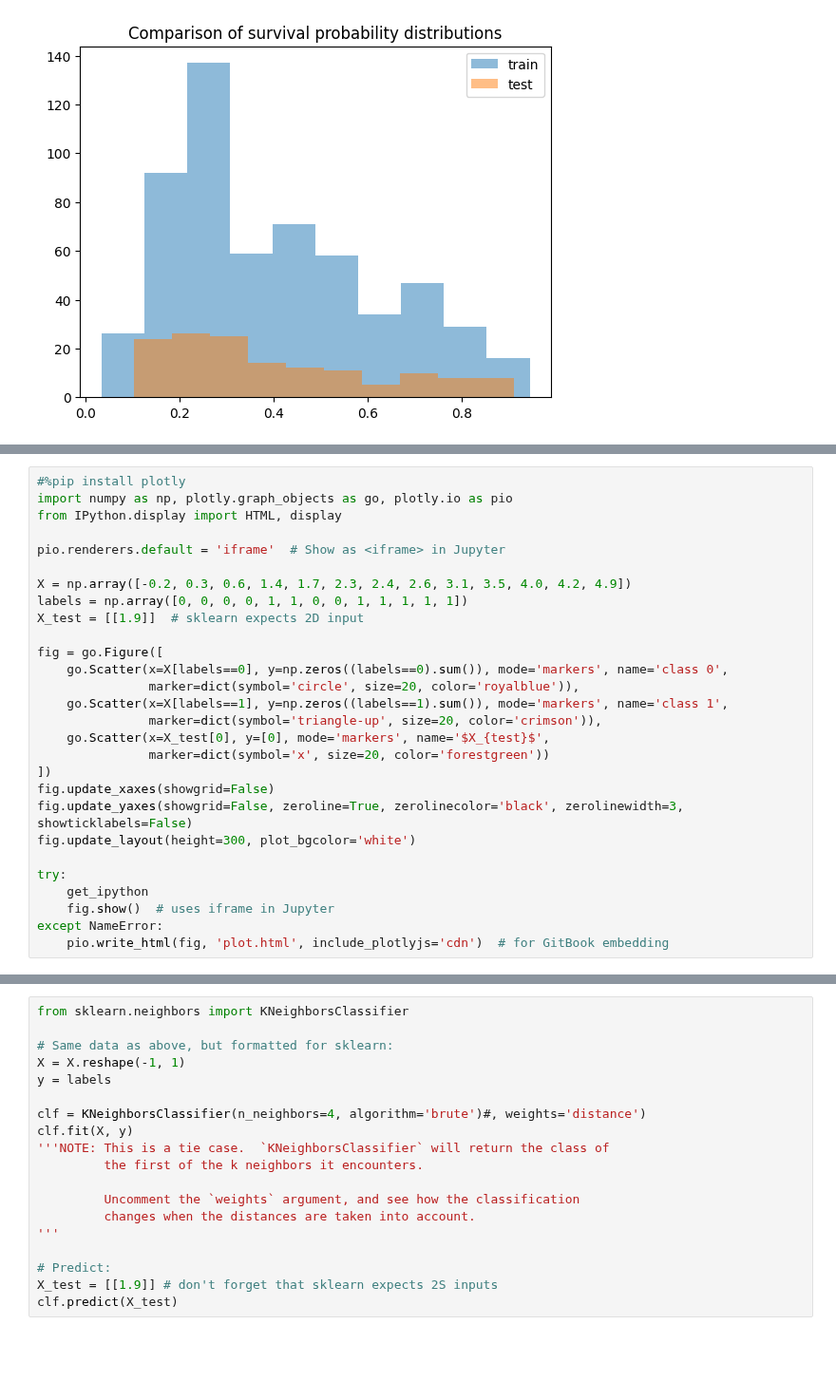
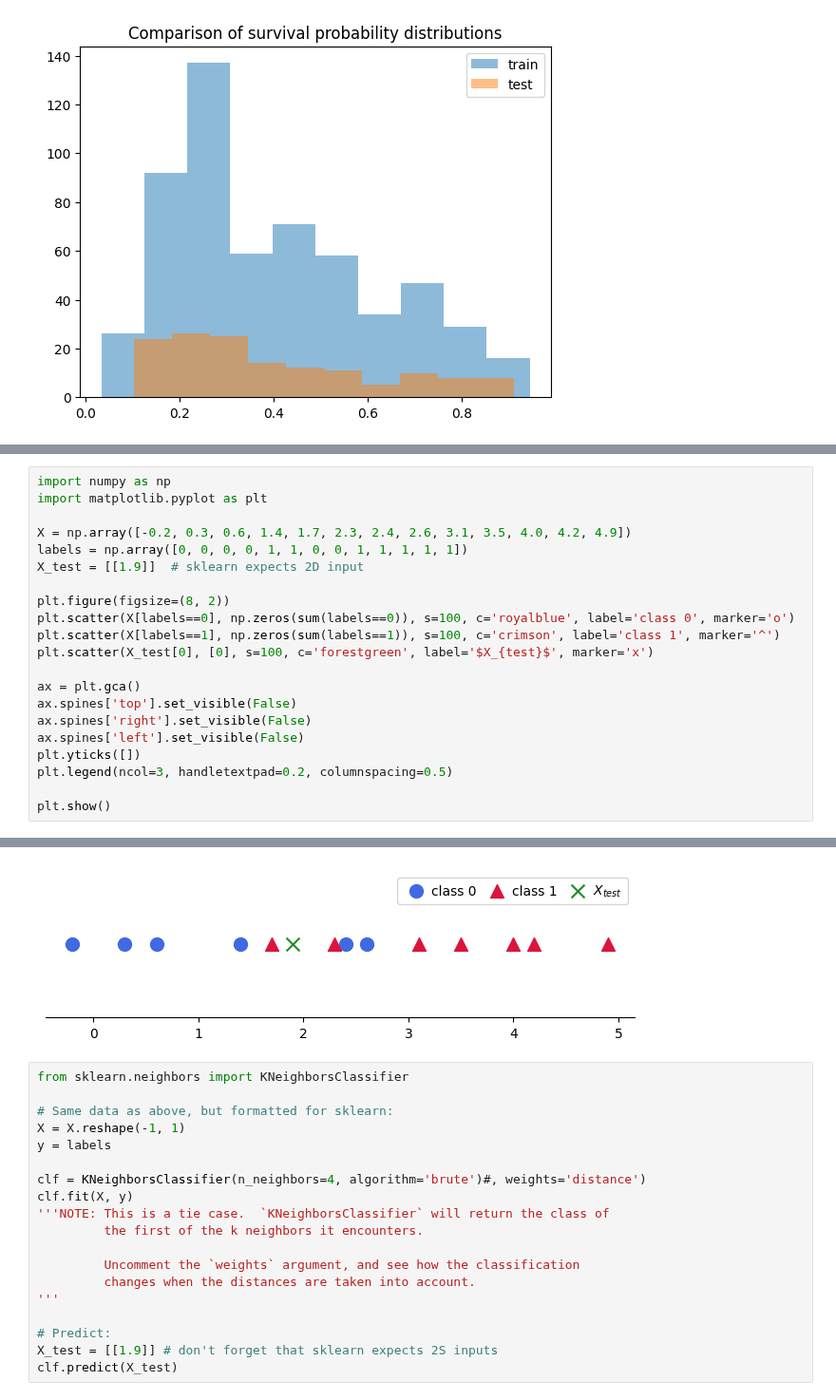
Before and after one commit to gitpeblo/ML_book, a Jupyter notebook: ML_book_site/chapters/chapter4/C40_classification.ipynb, the cells around one changed output, grey strips where cells are left out. Shown at 95% size. Drawn from its saved outputs; the diff is of its cells as text; blank space fills up the shorter version.

```diff
--- a/ML_book_site/chapters/chapter4/C40_classification.ipynb
+++ b/ML_book_site/chapters/chapter4/C40_classification.ipynb
@@ -498,31 +491,24 @@ If you want to avoid troubles $-$ if you have:
 
 Let's go back to the 1D problem and try to classify the $X_{test}$ point using $k$NN.
 # %%
-#%pip install plotly
-import numpy as np, plotly.graph_objects as go, plotly.io as pio
-from IPython.display import HTML, display
-
-pio.renderers.default = 'iframe'  # Show as <iframe> in Jupyter
+import numpy as np
+import matplotlib.pyplot as plt
 
 X = np.array([-0.2, 0.3, 0.6, 1.4, 1.7, 2.3, 2.4, 2.6, 3.1, 3.5, 4.0, 4.2, 4.9])
 labels = np.array([0, 0, 0, 0, 1, 1, 0, 0, 1, 1, 1, 1, 1])
 X_test = [[1.9]]  # sklearn expects 2D input
 
-fig = go.Figure([
-    go.Scatter(x=X[labels==0], y=np.zeros((labels==0).sum()), mode='markers', name='class 0',
-               marker=dict(symbol='circle', size=20, color='royalblue')),
-    go.Scatter(x=X[labels==1], y=np.zeros((labels==1).sum()), mode='markers', name='class 1',
-               marker=dict(symbol='triangle-up', size=20, color='crimson')),
-    go.Scatter(x=X_test[0], y=[0], mode='markers', name='$X_{test}$',
-               marker=dict(symbol='x', size=20, color='forestgreen'))
-])
-fig.update_xaxes(showgrid=False)
-fig.update_yaxes(showgrid=False, zeroline=True, zerolinecolor='black', zerolinewidth=3, showticklabels=False)
-fig.update_layout(height=300, plot_bgcolor='white')
+plt.figure(figsize=(8, 2))
+plt.scatter(X[labels==0], np.zeros(sum(labels==0)), s=100, c='royalblue', label='class 0', marker='o')
+plt.scatter(X[labels==1], np.zeros(sum(labels==1)), s=100, c='crimson', label='class 1', marker='^')
+plt.scatter(X_test[0], [0], s=100, c='forestgreen', label='$X_{test}$', marker='x')
 
-try:
-    get_ipython
-    fig.show()  # uses iframe in Jupyter
-except NameError:
-    pio.write_html(fig, 'plot.html', include_plotlyjs='cdn')  # for GitBook embedding
+ax = plt.gca()
+ax.spines['top'].set_visible(False)
+ax.spines['right'].set_visible(False)
+ax.spines['left'].set_visible(False)
+plt.yticks([])
+plt.legend(ncol=3, handletextpad=0.2, columnspacing=0.5)
+
+plt.show()
 # %% [output]
@@ -530,3 +515,4 @@ except NameError:
+[figure, added]
 # %%
 from sklearn.neighbors import KNeighborsClassifier
 
```
Also changed, not shown: parts of 2 cells of this notebook, 8 other files.
